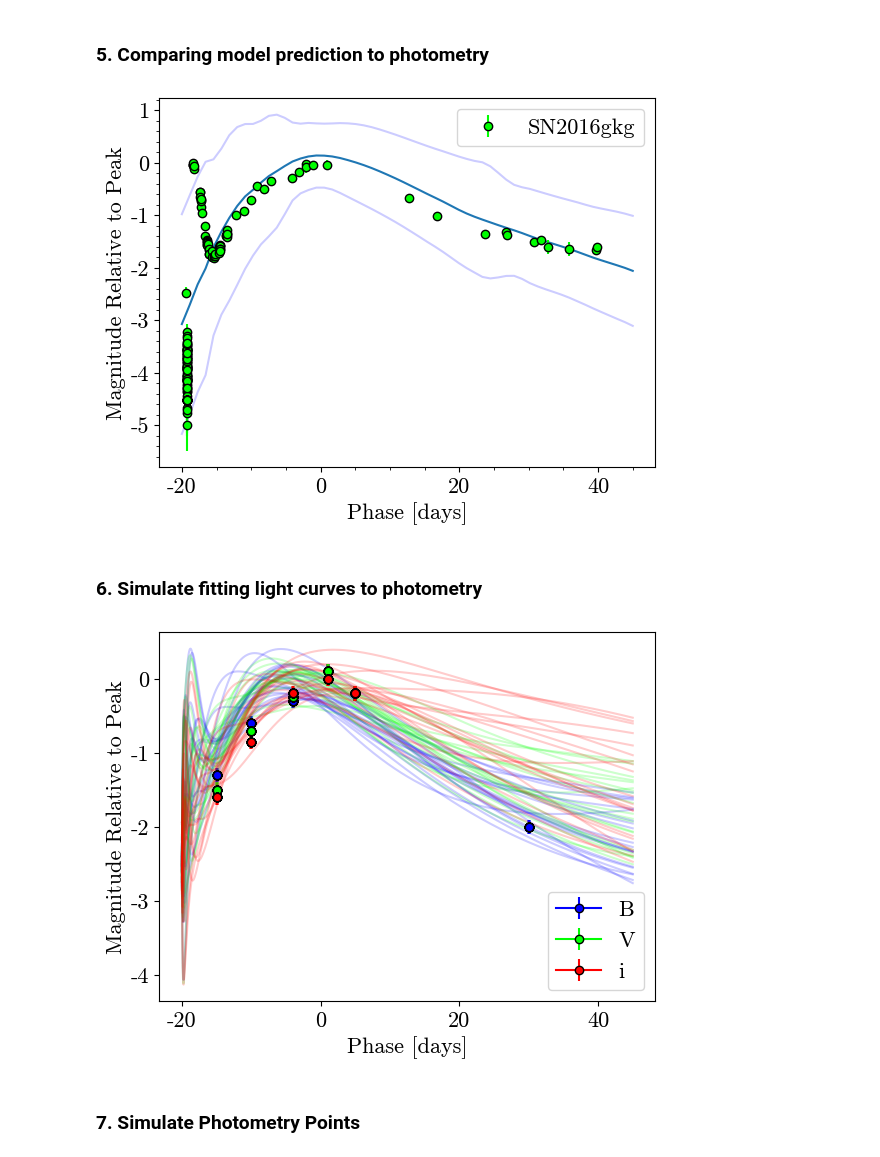
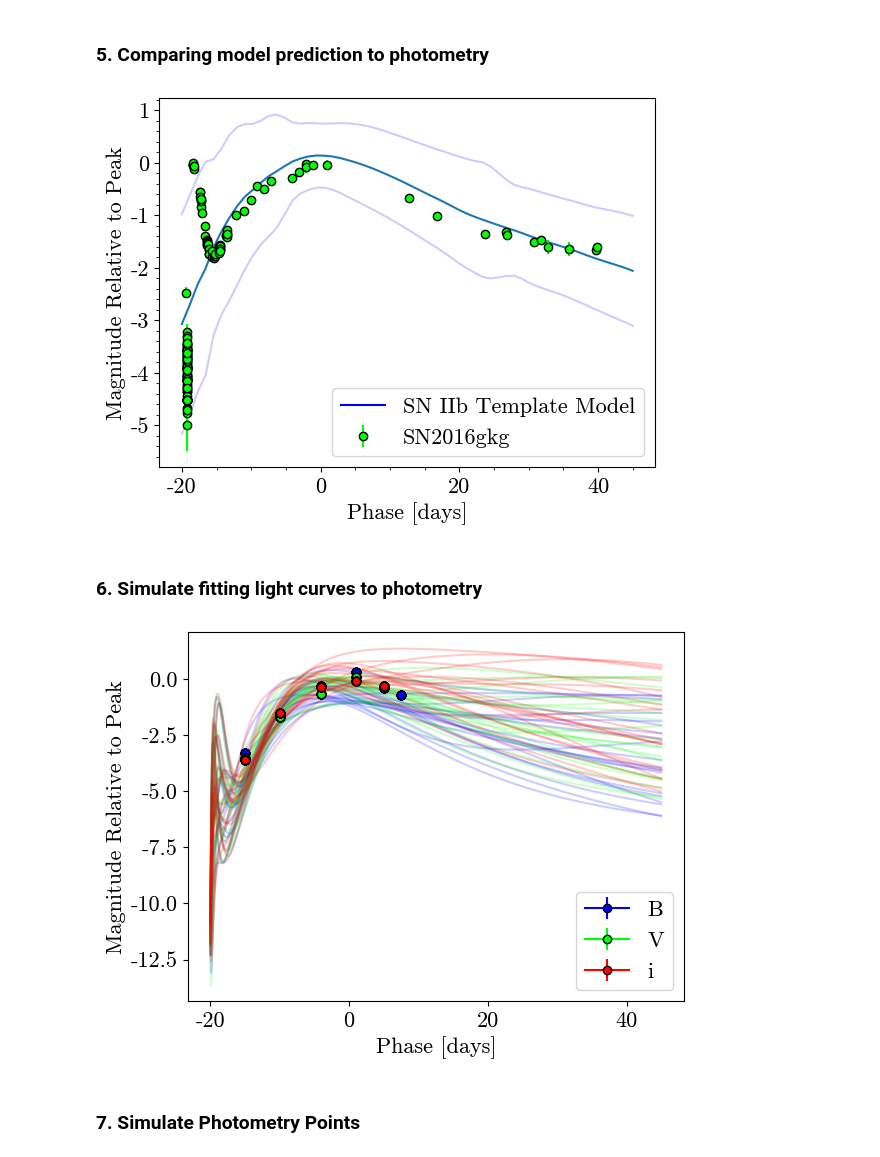
Before and after one commit to crpellegrino/gopreaux, a Jupyter notebook: examples/make_plots.ipynb, the cells around one changed output. Cells and saved outputs as stored; diff of their text form; code cells hidden in the pictures.

Commit message:
updated plots

```diff
--- a/examples/make_plots.ipynb
+++ b/examples/make_plots.ipynb
@@ -194,6 +194,8 @@ model = SNModel(
 model.predict_lightcurve(-20.0, 45.0, 6000, show=False)
 gkg = SN(name="SN2016gkg")
 model.compare_lightcurve_with_photometry(gkg, filt="V", show=False)
+plt.plot([], [], color='blue', label="SN IIb Template Model")
+plt.legend()
 plt.ylabel("Magnitude Relative to Peak")
 plt.xlabel("Phase [days]")
 plt.minorticks_on()
@@ -201,7 +203,7 @@ plt.title("")
 # plt.savefig("/Users/craigpellegrino/work/gopreaux_papers/paper_1/figures/model_compared_to_phot.pdf")
 plt.show()
 # %% [output]
-[figure, old version]
+[figure, new version]
 # %% [markdown]
 ### 6. Simulate fitting light curves to photometry
 # %%
@@ -213,37 +215,44 @@ import matplotlib
 
 matplotlib.rcParams['axes.unicode_minus'] = False
 rc('font', **{'family': 'serif', 'serif': ['cmr10'], 'size': 16})
 
 model = SNModel(
     surface="SESNe_SNIIb_GP_model.fits",
 )
 
+# mock_photometry_values = {
+#     "Filter": ["B", "B", "B", "B", "B", "V", "V", "V", "V", "V", "i", "i", "i", "i", "i", "B"],
+#     "Phase": [-15.0, -10.0, -4.0, 1.0, 5.0, -15.0, -10.0, -4.0, 1.0, 5.0, -15.0, -10.0, -4.0, 1.0, 5.0, 30.0],
+#     "Mag": [-3.3, -1.6, -0.8, 0.1, -0.6, -3.5, -1.7, -0.75, -0.1, -0.5, -3.6, -1.65, -0.4, 0.0, -0.4, -4.0],
+#     "MagErr": [0.1, 0.1, 0.1, 0.1, 0.1, 0.1, 0.1, 0.1, 0.1, 0.1, 0.1, 0.1, 0.1, 0.1, 0.1, 0.1],
+# }
+
 mock_photometry_values = {
-    "Filter": ["B", "B", "B", "B", "B", "V", "V", "V", "V", "V", "i", "i", "i", "i", "i", "B"],
-    "Phase": [-15.0, -10.0, -4.0, 1.0, 5.0, -15.0, -10.0, -4.0, 1.0, 5.0, -15.0, -10.0, -4.0, 1.0, 5.0, 30.0],
-    "Mag": [-1.3, -0.6, -0.3, 0.1, -0.2, -1.5, -0.7, -0.25, 0.1, -0.2, -1.6, -0.85, -0.2, 0.0, -0.2, -2.0],
+    "Filter": ["B", "B", "B", "B", "B", "V", "V", "V", "V", "V", "i", "i", "i", "i", "i", "B",],
+    "Phase": [-15.0, -10.0, -4.0, 1.0, 5.0, -15.0, -10.0, -4.0, 1.0, 5.0, -15.0, -10.0, -4.0, 1.0, 5.0, 7.5,],
+    "Mag": [-3.3, -1.6, -0.3, 0.3, -0.4, -3.5, -1.7, -0.65, 0.1, -0.3, -3.6, -1.5, -0.35, -0.1, -0.3, -0.7],
     "MagErr": [0.1, 0.1, 0.1, 0.1, 0.1, 0.1, 0.1, 0.1, 0.1, 0.1, 0.1, 0.1, 0.1, 0.1, 0.1, 0.1],
 }
 
 model.fit_photometry(
     photometry=mock_photometry_values,
     phase_min=-20,
     phase_max=45,
     show=False,
     nsamples=20
 )
 
 plt.errorbar([], [], yerr=[], color='blue', mec='k', marker='o', label='B')
 plt.errorbar([], [], yerr=[], color='lime', mec='k', marker='o', label='V')
 plt.errorbar([], [], yerr=[], color='red', mec='k', marker='o', label='i')
 plt.legend()
 
 plt.xlabel("Phase [days]")
 plt.ylabel("Magnitude Relative to Peak")
 # plt.savefig("/Users/craigpellegrino/work/gopreaux_papers/paper_1/figures/synthetic_lcs.pdf")
 plt.show()
 # %% [output]
-[figure, old version]
+[figure, new version]
 # %% [markdown]
 ### 7. Simulate Photometry Points
 # %%
```
